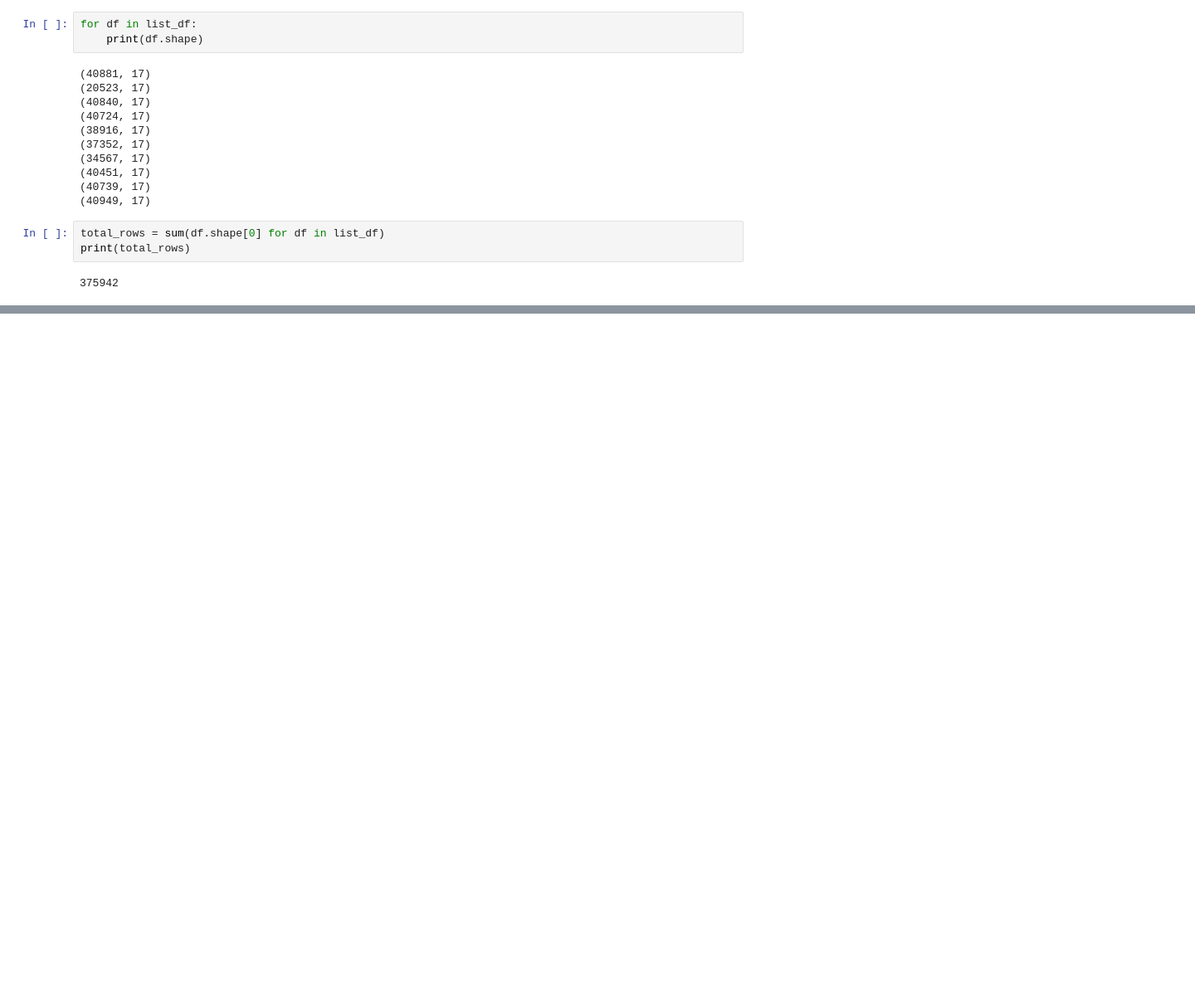
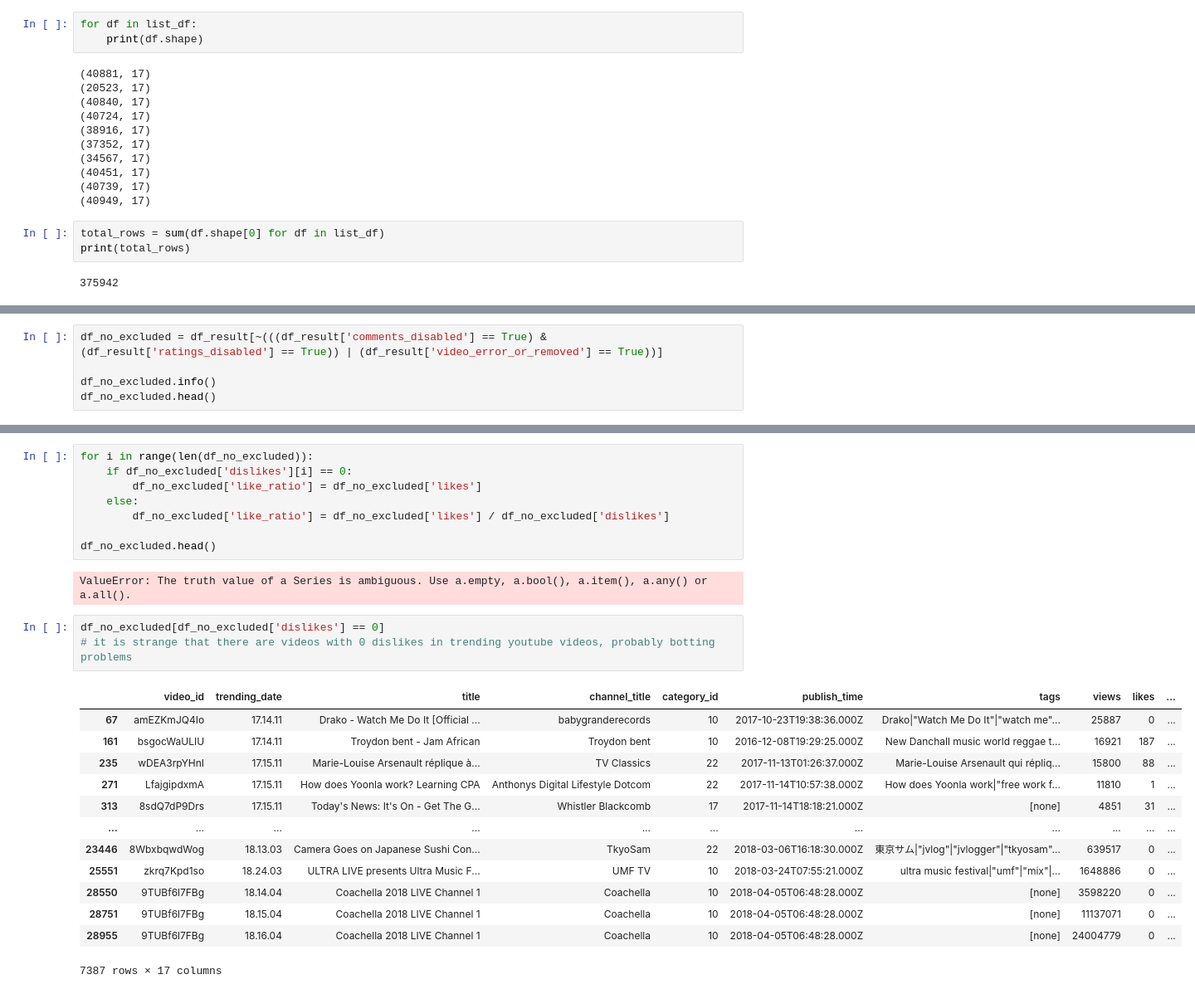
Before and after one commit to MarcoAsturi/CS_project, a Jupyter notebook: analysis.ipynb, the cells around one changed output, grey strips where cells are left out. Shown at 83% size. Drawn from its saved outputs; the diff is of its cells as text; blank space fills up the shorter version.

```diff
--- a/analysis.ipynb
+++ b/analysis.ipynb
@@ -272,0 +288,5 @@ memory usage: 368.4+ KB
+# %%
+df_no_excluded = df_result[~(((df_result['comments_disabled'] == True) & (df_result['ratings_disabled'] == True)) | (df_result['video_error_or_removed'] == True))]
+
+df_no_excluded.info()
+df_no_excluded.head()
@@ -272,0 +325,27 @@ memory usage: 368.4+ KB
+# %%
+for i in range(len(df_no_excluded)):
+    if df_no_excluded['dislikes'][i] == 0:
+        df_no_excluded['like_ratio'] = df_no_excluded['likes']
+    else:
+        df_no_excluded['like_ratio'] = df_no_excluded['likes'] / df_no_excluded['dislikes']
+
+df_no_excluded.head()
+# %% [output]
+ValueError: The truth value of a Series is ambiguous. Use a.empty, a.bool(), a.item(), a.any() or a.all().
+# %%
+df_no_excluded[df_no_excluded['dislikes'] == 0]
+# it is strange that there are videos with 0 dislikes in trending youtube videos, probably botting problems
+# %% [output]
+|  | video_id | trending_date | title | channel_title | category_id | publish_time | tags | views | likes | ... |
+| 67 | amEZKmJQ4Io | 17.14.11 | Drako - Watch Me Do It [Official ... | babygranderecords | 10 | 2017-10-23T19:38:36.000Z | Drako|"Watch Me Do It"|"watch me"... | 25887 | 0 | ... |
+| 161 | bsgocWaULIU | 17.14.11 | Troydon bent - Jam African | Troydon bent | 10 | 2016-12-08T19:29:25.000Z | New Danchall music world reggae t... | 16921 | 187 | ... |
+| 235 | wDEA3rpYHnI | 17.15.11 | Marie-Louise Arsenault réplique à... | TV Classics | 22 | 2017-11-13T01:26:37.000Z | Marie-Louise Arsenault qui répliq... | 15800 | 88 | ... |
+| 271 | LfajgipdxmA | 17.15.11 | How does Yoonla work? Learning CPA | Anthonys Digital Lifestyle Dotcom | 22 | 2017-11-14T10:57:38.000Z | How does Yoonla work|"free work f... | 11810 | 1 | ... |
+| 313 | 8sdQ7dP9Drs | 17.15.11 | Today's News: It's On - Get The G... | Whistler Blackcomb | 17 | 2017-11-14T18:18:21.000Z | [none] | 4851 | 31 | ... |
+| ... | ... | ... | ... | ... | ... | ... | ... | ... | ... | ... |
+| 23446 | 8WbxbqwdWog | 18.13.03 | Camera Goes on Japanese Sushi Con... | TkyoSam | 22 | 2018-03-06T16:18:30.000Z | 東京サム|"jvlog"|"jvlogger"|"tkyosam"... | 639517 | 0 | ... |
+| 25551 | zkrq7Kpd1so | 18.24.03 | ULTRA LIVE presents Ultra Music F... | UMF TV | 10 | 2018-03-24T07:55:21.000Z | ultra music festival|"umf"|"mix"|... | 1648886 | 0 | ... |
+| 28550 | 9TUBf6l7FBg | 18.14.04 | Coachella 2018 LIVE Channel 1 | Coachella | 10 | 2018-04-05T06:48:28.000Z | [none] | 3598220 | 0 | ... |
+| 28751 | 9TUBf6l7FBg | 18.15.04 | Coachella 2018 LIVE Channel 1 | Coachella | 10 | 2018-04-05T06:48:28.000Z | [none] | 11137071 | 0 | ... |
+| 28955 | 9TUBf6l7FBg | 18.16.04 | Coachella 2018 LIVE Channel 1 | Coachella | 10 | 2018-04-05T06:48:28.000Z | [none] | 24004779 | 0 | ... |
+7387 rows × 17 columns
```
Also changed, not shown: parts of 7 cells of this notebook, 1 other file.
